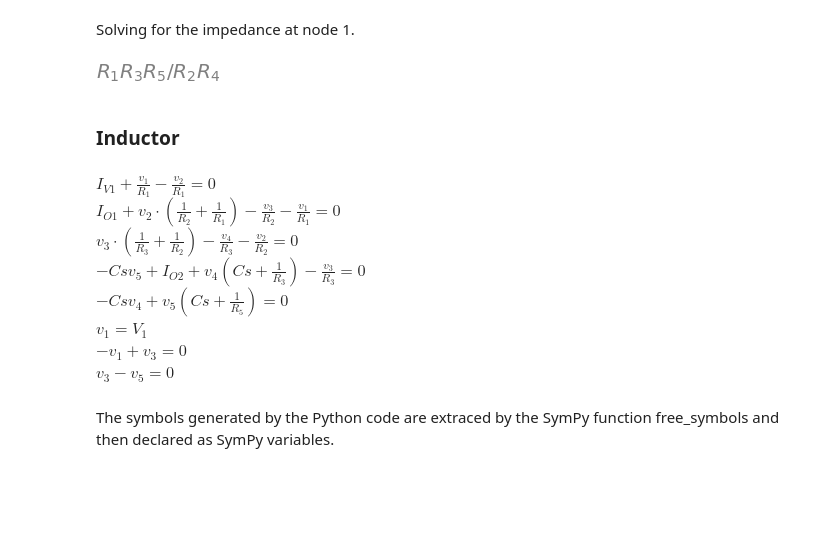
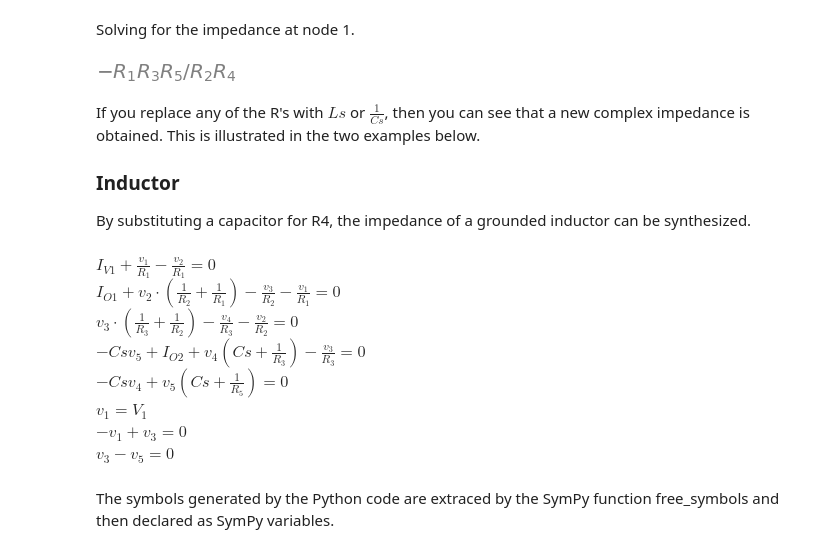
Before and after one commit to Tiburonboy/Symbolic-Modified-Nodal-Analysis-using-Python, a Jupyter notebook: backup/Op Amp circuits.ipynb, the cells around one changed output. Cells and saved outputs as stored; diff of their text form; code cells hidden in the pictures; blank space fills up the shorter version.

```diff
--- a/backup/Op Amp circuits.ipynb
+++ b/backup/Op Amp circuits.ipynb
@@ -963,12 +1056,15 @@ $v_{1} = V_{1}$<br>$v_{2} = \frac{- R_{2} R_{4} V_{1} + R_{3} R_{5} V_{1}}{R_{3}
 # %% [markdown]
 Solving for the impedance at node 1.
 # %%
-Z_sym = U_sym[v1]/(-U_sym[I_V1])
-Z_sym #.simplify()
+Z_sym = U_sym[v1]/(U_sym[I_V1])
+Z_sym
 # %% [output]
-[figure, old version]
+[figure, new version]
 # %% [markdown]
+If you replace any of the R's with $Ls$ or $\frac {1}{Cs}$, then you can see that a new complex impedance is obtained. This is illustrated in the two examples below.
+
 ### Inductor
+By substituting a capacitor for R4, the impedance of a grounded inductor can be synthesized.
 # %%
 # inductor
 net_list = '''
@@ -993,11 +1081,19 @@ NE_sym = Eq(A*X,Z)
-# %%
-temp = ''
-for i in range(len(X)):
-    temp += '${:s}$<br>'.format(latex(Eq((A*X)[i:i+1][0],Z[i])))
-
-Markdown(temp)
-# %% [output]
-$I_{V1} + \frac{v_{1}}{R_{1}} - \frac{v_{2}}{R_{1}} = 0$<br>$I_{O1} + v_{2} \cdot \left(\frac{1}{R_{2}} + \frac{1}{R_{1}}\right) - \frac{v_{3}}{R_{2}} - \frac{v_{1}}{R_{1}} = 0$<br>$v_{3} \cdot \left(\frac{1}{R_{3}} + \frac{1}{R_{2}}\right) - \frac{v_{4}}{R_{3}} - \frac{v_{2}}{R_{2}} = 0$<br>$- C s v_{5} + I_{O2} + v_{4} \left(C s + \frac{1}{R_{3}}\right) - \frac{v_{3}}{R_{3}} = 0$<br>$- C s v_{4} + v_{5} \left(C s + \frac{1}{R_{5}}\right) = 0$<br>$v_{1} = V_{1}$<br>$- v_{1} + v_{3} = 0$<br>$v_{3} - v_{5} = 0$<br>
+# %%
+report, network_df, df2, A, X, Z = SymMNA.smna(net_list)
+
+# Put matricies into SymPy
+X = Matrix(X)
+Z = Matrix(Z)
+
+NE_sym = Eq(A*X,Z)
+
+temp = ''
+for i in range(len(X)):
+    temp += '${:s}$<br>'.format(latex(Eq((A*X)[i:i+1][0],Z[i])))
+
+Markdown(temp)
+# %% [output]
+$I_{V1} + \frac{v_{1}}{R_{1}} - \frac{v_{2}}{R_{1}} = 0$<br>$I_{O1} + v_{2} \cdot \left(\frac{1}{R_{2}} + \frac{1}{R_{1}}\right) - \frac{v_{3}}{R_{2}} - \frac{v_{1}}{R_{1}} = 0$<br>$v_{3} \cdot \left(\frac{1}{R_{3}} + \frac{1}{R_{2}}\right) - \frac{v_{4}}{R_{3}} - \frac{v_{2}}{R_{2}} = 0$<br>$- C s v_{5} + I_{O2} + v_{4} \left(C s + \frac{1}{R_{3}}\right) - \frac{v_{3}}{R_{3}} = 0$<br>$- C s v_{4} + v_{5} \left(C s + \frac{1}{R_{5}}\right) = 0$<br>$v_{1} = V_{1}$<br>$- v_{1} + v_{3} = 0$<br>$v_{3} - v_{5} = 0$<br>
 # %% [markdown]
 The symbols generated by the Python code are extraced by the SymPy function free_symbols and then declared as SymPy variables.
 # %%
```
Also changed, not shown: parts of 276 cells of this notebook, 13 other files.
